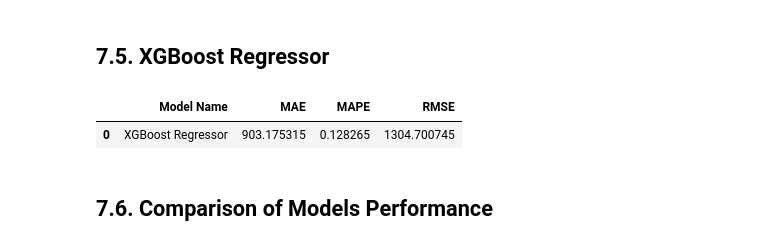
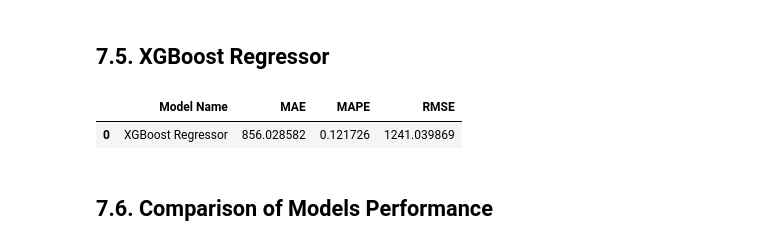
Before and after one commit to douglascpsouza/store_sales_prediction, a Jupyter notebook: notebooks/stg08_hp_fine_tuning.ipynb, the cells around one changed output. Drawn from its saved outputs; the diff is of its cells as text; code cells hidden in the pictures.

```diff
--- a/notebooks/stg08_hp_fine_tuning.ipynb
+++ b/notebooks/stg08_hp_fine_tuning.ipynb
@@ -1913,3 +1592,4 @@ plt.show()
 # %%
-# dataframe copy
-df5 = df4.copy()
+# copying dataframe before filling in null values
+# and before feature engineering
+df5 = df_raw.copy()
@@ -1960,19 +1752,13 @@ df5['year'] = mms.fit_transform(df5[['year']].values)
 df5 = pd.get_dummies(df5, prefix=['st_hol'], columns=['state_holiday'])
 
 # assortment - Ordinal Encoding
-assortment_dict = {'basic': 0.1,
-                   'extended': 0.2,
-                   'extra': 0.3}
+assortment_dict = {'a': 1, 'b': 2, 'c': 3}
 df5['assortment'] = df5['assortment'].map(assortment_dict)
 
-# store_type - Smoothed Mean Encoding
-sales_mean = df5['sales'].mean()
-agg = df5[['store_type', 'sales']].groupby('store_type').agg(['count', 'mean'])
-counts = agg.loc[:, ('sales', 'count')]
-means = agg.loc[:, ('sales', 'mean')]
-weight = 10000
-smooth = ((counts*means + weight*sales_mean) / (counts + weight))/10000
-df5['store_type'] = df5['store_type'].map(smooth)
+# store_type - Label Encoding
+le = LabelEncoder()
+df5['store_type'] = le.fit_transform(df5['store_type'])
+# pickle.dump(le, open('../parameters/store_type_scaler.pkl', 'wb'))
 # %% [markdown]
 ### <font color='#2365FF'> 5.3.2. Nature Transformation </font>
 # %%
@@ -2002,7 +1788,7 @@ df6 = df5.copy()
 ## <font color='#200CF'> 6.1. Dataframe Split into Training and Test Dataset </font>
 # %%
 # droping irrelevant and variables that were derived
-cols_drop = ['customers_avg_ticket', 'month', 'day', 'week_of_year', 'year_week', 'day_of_week']
+cols_drop = ['month', 'day', 'day_of_week', 'week_of_year']
 df6.drop(labels=cols_drop, axis=1, inplace=True)
 # %%
 # selecting the last 7 months as test dataset and all previous dates as train dataset
@@ -2058,7 +1869,7 @@ selected_features = [
     'store', 'promo', 'store_type', 'assortment', 'competition_distance', 'competition_open_since_month',
     'competition_open_since_year', 'promo2', 'promo2_since_week', 'promo2_since_year', 'competition_months_old',
     'promo2_months_old', 'month_sin', 'month_cos', 'day_sin', 'day_cos', 'day_of_week_sin', 'day_of_week_cos',
-    'date', 'sales']
+    'week_of_year_sin', 'week_of_year_cos', 'date', 'sales']
 # dataframe backup using selected features
 df7 = df6[selected_features].copy()
 
@@ -2141,21 +1952,22 @@ rf_result
 # %%
 # model
 xgb_model = xgb.XGBRegressor(objective='reg:squarederror',
-                             n_estimators=200,
+                             n_estimators=500,
                              eta=0.1,
-                             max_depth=10,
+                             max_depth=7,
                              subsample=0.7,
-                             colsample_bytree=0.9).fit(X_train_ml, y_train)
+                             colsample_bytree=0.7,
+                             tree_method='gpu_hist').fit(X_train_ml, y_train)
 
 # prediction
 yhat_xgb = xgb_model.predict(X_test_ml)
 
 # performance test
 xgb_result = ml_error('XGBoost Regressor', np.expm1(y_test), np.expm1(yhat_xgb))
 xgb_result
 # %% [output]
 |  | Model Name | MAE | MAPE | RMSE |
-| 0 | XGBoost Regressor | 903.175315 | 0.128265 | 1304.700745 |
+| 0 | XGBoost Regressor | 856.028582 | 0.121726 | 1241.039869 |
 # %% [markdown]
 ## <font color='#200CF'> 7.6. Comparison of Models Performance  </font>
 # %%
```
Also changed, not shown: parts of 98 cells of this notebook.
